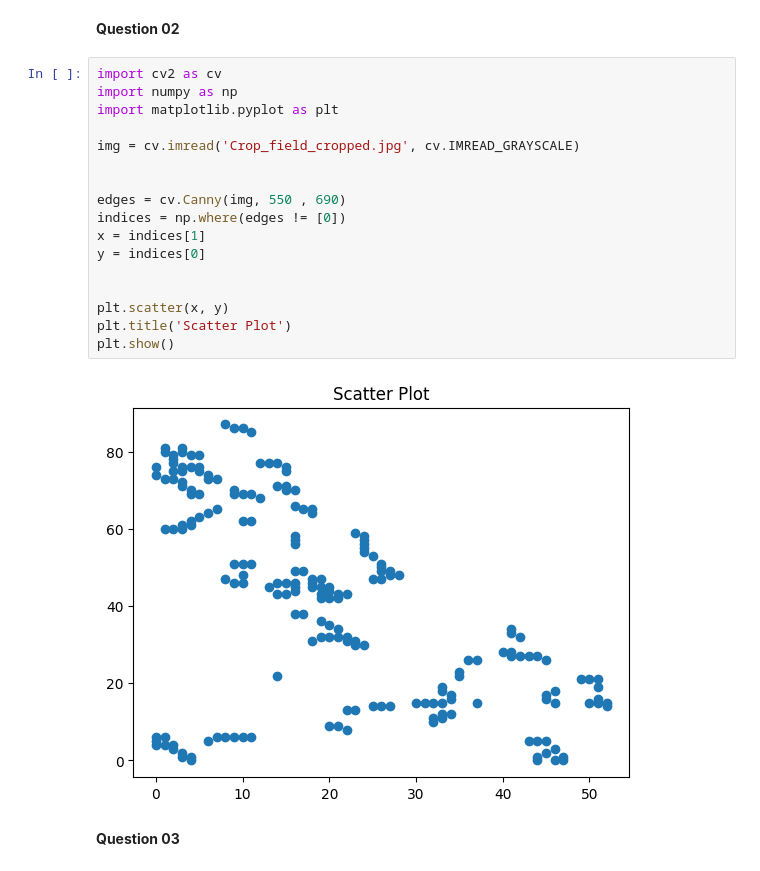
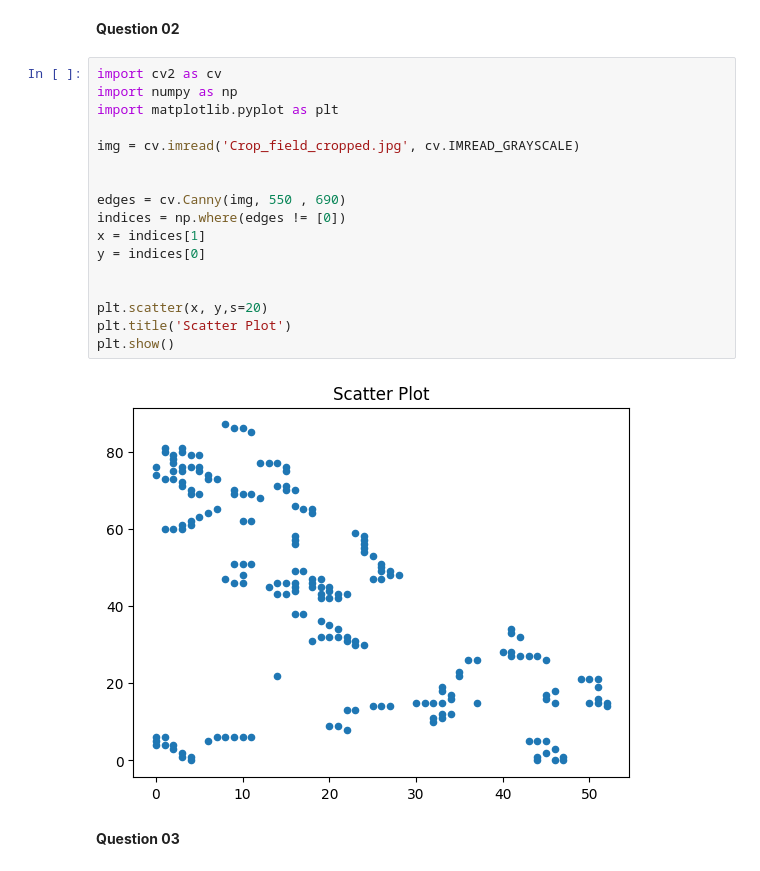
Before and after one commit to thej20d/VS-NEW, a Jupyter notebook: Assignment/Assignment 02/Assignment 2.ipynb, the cells around one changed output. Drawn from its saved outputs; the diff is of its cells as text.

```diff
--- a/Assignment/Assignment 02/Assignment 2.ipynb
+++ b/Assignment/Assignment 02/Assignment 2.ipynb
@@ -29,22 +29,22 @@ plt.show()
 # %%
 import cv2 as cv
 import numpy as np
 import matplotlib.pyplot as plt
 
 img = cv.imread('Crop_field_cropped.jpg', cv.IMREAD_GRAYSCALE)
 
 
 edges = cv.Canny(img, 550 , 690)
 indices = np.where(edges != [0])
 x = indices[1]
 y = indices[0]
 
 
-plt.scatter(x, y)
+plt.scatter(x, y,s=20)
 plt.title('Scatter Plot')
 plt.show()
 # %% [output]
-[figure, old version]
+[figure, new version]
 # %% [markdown]
 **Question 03**
 # %%
```
Also changed, not shown: parts of 3 cells of this notebook.
